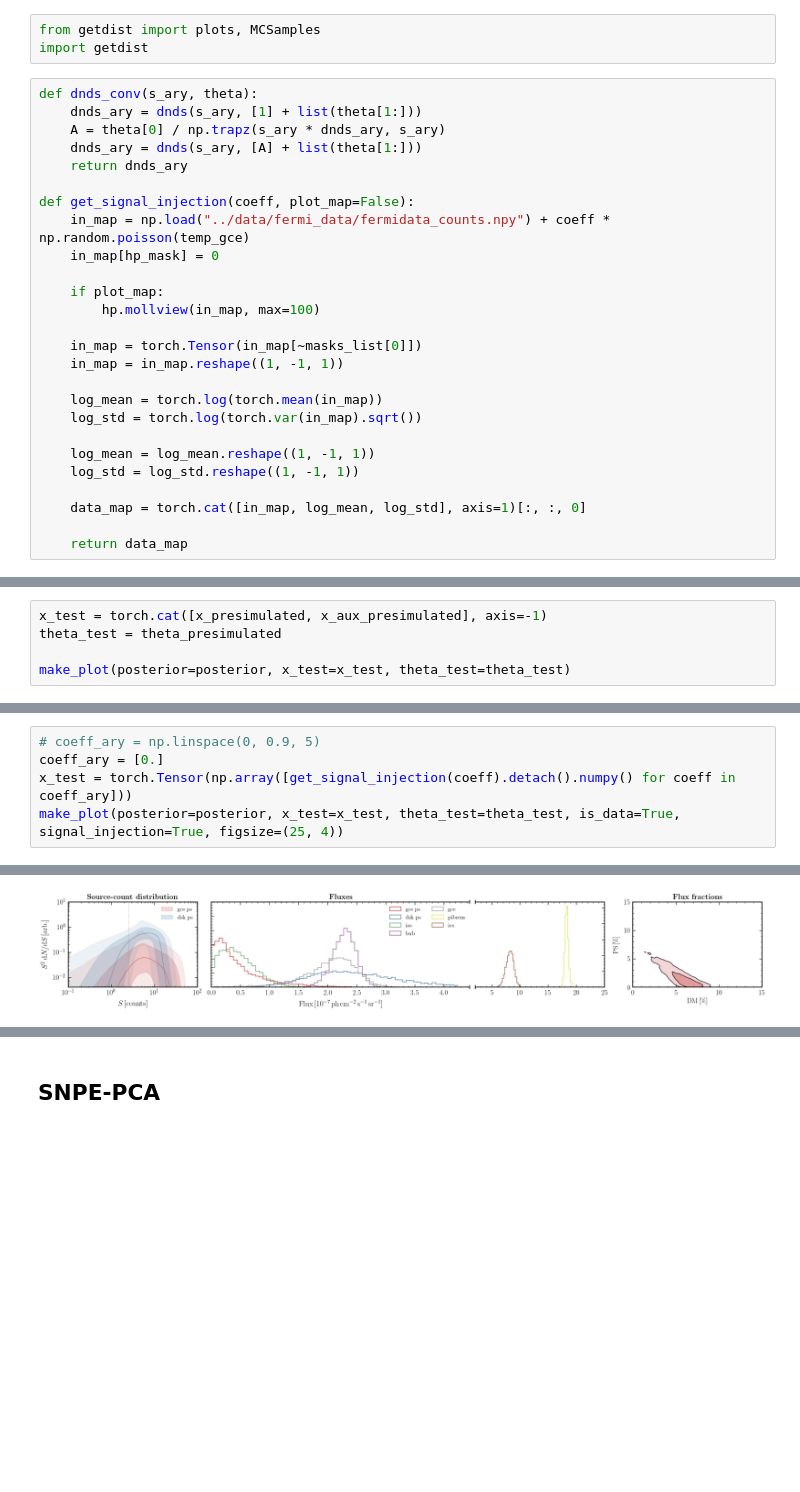
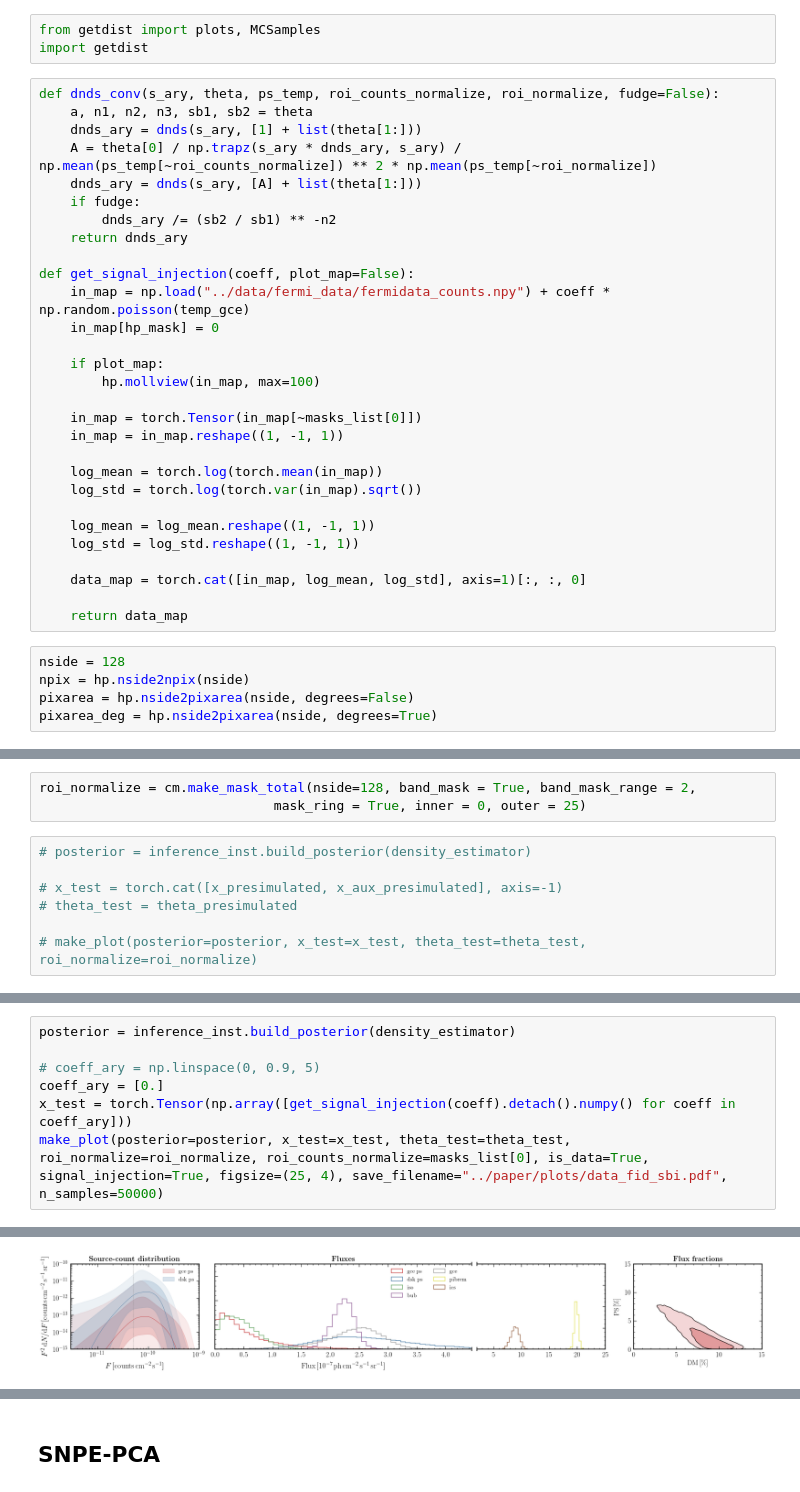
Before and after one commit to smsharma/fermi-gce-flows, a Jupyter notebook: notebooks/02_analysis.ipynb, the cells around one changed output, grey strips where cells are left out. Cells and saved outputs as stored; diff of their text form; blank space fills up the shorter version.

Commit message:
Consistent plotting of NPTF and SBI results, removed differentiable NPTF notebook, updated draft structure

```diff
--- a/notebooks/02_analysis.ipynb
+++ b/notebooks/02_analysis.ipynb
@@ -190,10 +187,13 @@ temps_ps = [temp_gce, temp_dsk]
 from getdist import plots, MCSamples
 import getdist
 # %%
-def dnds_conv(s_ary, theta):
+def dnds_conv(s_ary, theta, ps_temp, roi_counts_normalize, roi_normalize, fudge=False):
+    a, n1, n2, n3, sb1, sb2 = theta
     dnds_ary = dnds(s_ary, [1] + list(theta[1:]))
-    A = theta[0] / np.trapz(s_ary * dnds_ary, s_ary)
+    A = theta[0] / np.trapz(s_ary * dnds_ary, s_ary) / np.mean(ps_temp[~roi_counts_normalize]) ** 2 * np.mean(ps_temp[~roi_normalize])
     dnds_ary = dnds(s_ary, [A] + list(theta[1:]))
+    if fudge:
+        dnds_ary /= (sb2 / sb1) ** -n2
     return dnds_ary
 
 def get_signal_injection(coeff, plot_map=False):
@@ -215,3 +215,8 @@ def get_signal_injection(coeff, plot_map=False):
     data_map = torch.cat([in_map, log_mean, log_std], axis=1)[:, :, 0]
 
     return data_map
+# %%
+nside = 128
+npix = hp.nside2npix(nside)
+pixarea = hp.nside2pixarea(nside, degrees=False)
+pixarea_deg = hp.nside2pixarea(nside, degrees=True)
@@ -390,5 +412,10 @@ def make_plot(posterior, x_test, x_data_test=None, theta_test=None, is_data=Fals
+# %%
+roi_normalize = cm.make_mask_total(nside=128, band_mask = True, band_mask_range = 2,
+                              mask_ring = True, inner = 0, outer = 25)
 # %%
-x_test = torch.cat([x_presimulated, x_aux_presimulated], axis=-1)
-theta_test = theta_presimulated
+# posterior = inference_inst.build_posterior(density_estimator)
 
-make_plot(posterior=posterior, x_test=x_test, theta_test=theta_test)
+# x_test = torch.cat([x_presimulated, x_aux_presimulated], axis=-1)
+# theta_test = theta_presimulated
+
+# make_plot(posterior=posterior, x_test=x_test, theta_test=theta_test, roi_normalize=roi_normalize)
@@ -407,9 +422,11 @@ Removed no burn in
 # %%
+posterior = inference_inst.build_posterior(density_estimator)
+
 # coeff_ary = np.linspace(0, 0.9, 5)
 coeff_ary = [0.]
 x_test = torch.Tensor(np.array([get_signal_injection(coeff).detach().numpy() for coeff in coeff_ary]))
-make_plot(posterior=posterior, x_test=x_test, theta_test=theta_test, is_data=True, signal_injection=True, figsize=(25, 4))
+make_plot(posterior=posterior, x_test=x_test, theta_test=theta_test, roi_normalize=roi_normalize, roi_counts_normalize=masks_list[0], is_data=True, signal_injection=True, figsize=(25, 4), save_filename="../paper/plots/data_fid_sbi.pdf", n_samples=50000)
 # %% [output]
 Removed no burn in
-[figure, old version]
+[figure, new version]
 <Figure size 432x324 with 0 Axes>
```
Also changed, not shown: parts of 6 cells of this notebook, 29 other files.
